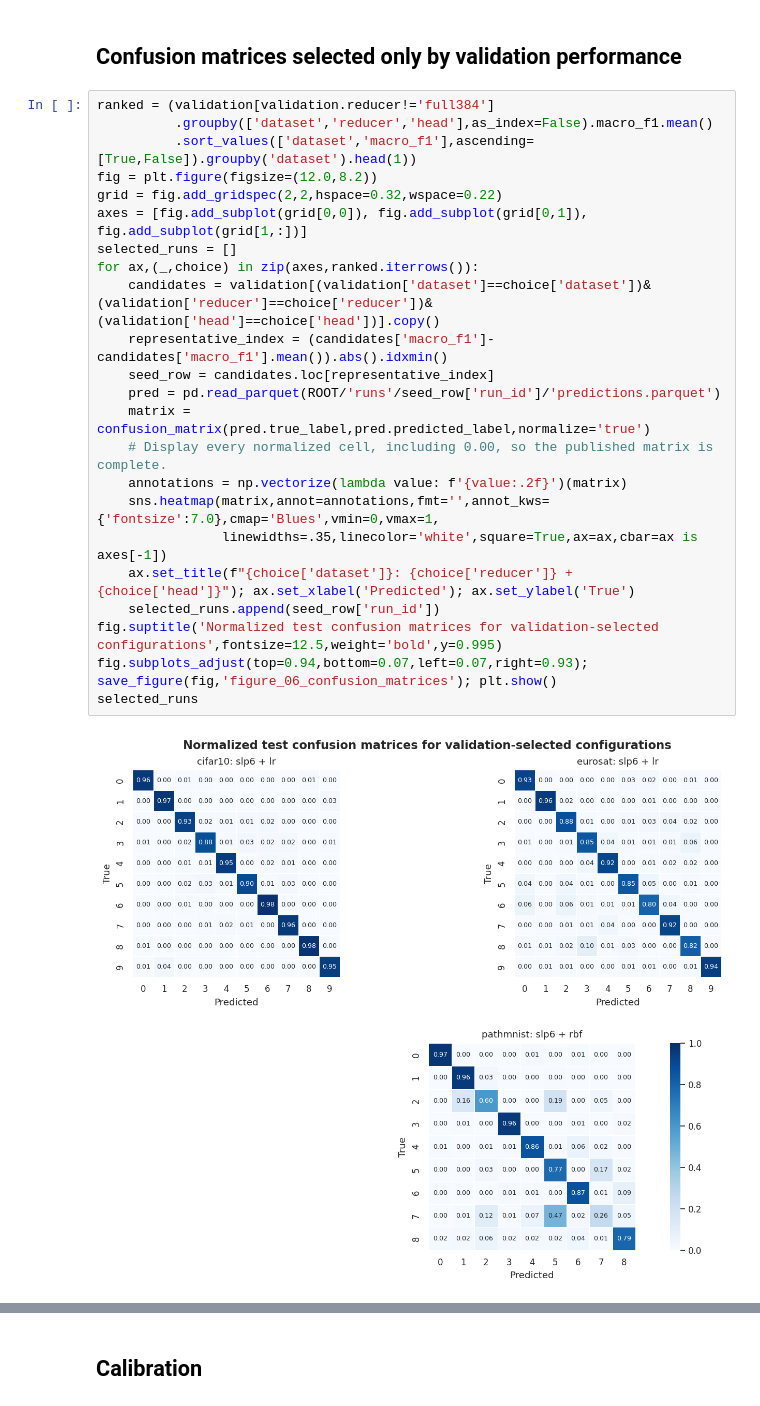
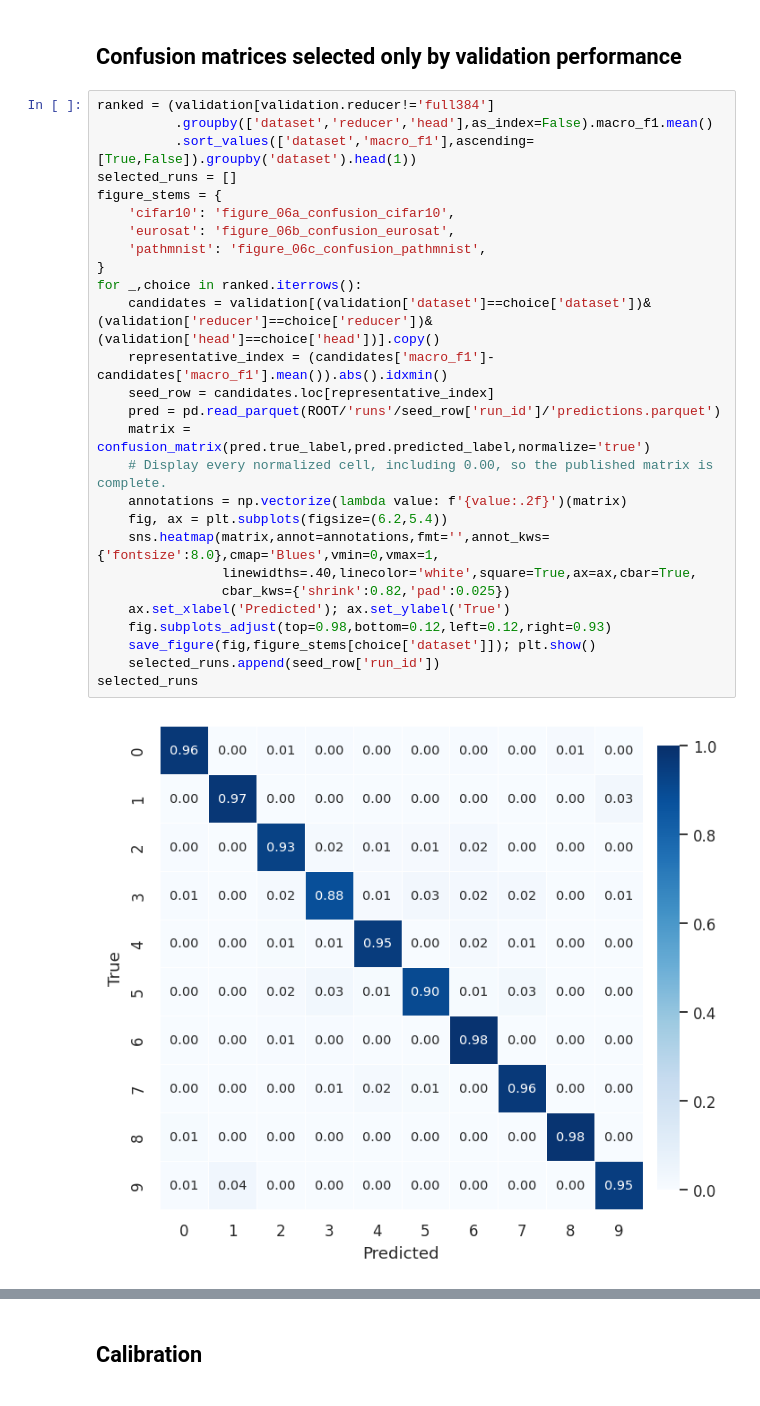
Before and after one commit to haejoon06/disentangling-representation-compression-quantum-head-effects, a Jupyter notebook: notebooks/Article09_Reproducible_Research.ipynb, the cells around one changed output, grey strips where cells are left out. Drawn from its saved outputs; the diff is of its cells as text.

Commit message:
Polish pipeline diagram and split confusion matrices

```diff
--- a/notebooks/Article09_Reproducible_Research.ipynb
+++ b/notebooks/Article09_Reproducible_Research.ipynb
@@ -216,25 +216,29 @@ fig.tight_layout(); save_figure(fig,'figure_05_representation_geometry'); plt.sh
 # %%
 ranked = (validation[validation.reducer!='full384']
           .groupby(['dataset','reducer','head'],as_index=False).macro_f1.mean()
           .sort_values(['dataset','macro_f1'],ascending=[True,False]).groupby('dataset').head(1))
-fig = plt.figure(figsize=(12.0,8.2))
-grid = fig.add_gridspec(2,2,hspace=0.32,wspace=0.22)
-axes = [fig.add_subplot(grid[0,0]), fig.add_subplot(grid[0,1]), fig.add_subplot(grid[1,:])]
 selected_runs = []
-for ax,(_,choice) in zip(axes,ranked.iterrows()):
+figure_stems = {
+    'cifar10': 'figure_06a_confusion_cifar10',
+    'eurosat': 'figure_06b_confusion_eurosat',
+    'pathmnist': 'figure_06c_confusion_pathmnist',
+}
+for _,choice in ranked.iterrows():
     candidates = validation[(validation['dataset']==choice['dataset'])&(validation['reducer']==choice['reducer'])&(validation['head']==choice['head'])].copy()
     representative_index = (candidates['macro_f1']-candidates['macro_f1'].mean()).abs().idxmin()
     seed_row = candidates.loc[representative_index]
     pred = pd.read_parquet(ROOT/'runs'/seed_row['run_id']/'predictions.parquet')
     matrix = confusion_matrix(pred.true_label,pred.predicted_label,normalize='true')
     # Display every normalized cell, including 0.00, so the published matrix is complete.
     annotations = np.vectorize(lambda value: f'{value:.2f}')(matrix)
-    sns.heatmap(matrix,annot=annotations,fmt='',annot_kws={'fontsize':7.0},cmap='Blues',vmin=0,vmax=1,
-                linewidths=.35,linecolor='white',square=True,ax=ax,cbar=ax is axes[-1])
-    ax.set_title(f"{choice['dataset']}: {choice['reducer']} + {choice['head']}"); ax.set_xlabel('Predicted'); ax.set_ylabel('True')
+    fig, ax = plt.subplots(figsize=(6.2,5.4))
+    sns.heatmap(matrix,annot=annotations,fmt='',annot_kws={'fontsize':8.0},cmap='Blues',vmin=0,vmax=1,
+                linewidths=.40,linecolor='white',square=True,ax=ax,cbar=True,
+                cbar_kws={'shrink':0.82,'pad':0.025})
+    ax.set_xlabel('Predicted'); ax.set_ylabel('True')
+    fig.subplots_adjust(top=0.98,bottom=0.12,left=0.12,right=0.93)
+    save_figure(fig,figure_stems[choice['dataset']]); plt.show()
     selected_runs.append(seed_row['run_id'])
-fig.suptitle('Normalized test confusion matrices for validation-selected configurations',fontsize=12.5,weight='bold',y=0.995)
-fig.subplots_adjust(top=0.94,bottom=0.07,left=0.07,right=0.93); save_figure(fig,'figure_06_confusion_matrices'); plt.show()
 selected_runs
 # %% [output]
-[figure, old version]
+[figure, new version]
```
Also changed, not shown: parts of 2 cells of this notebook, 21 other files.
